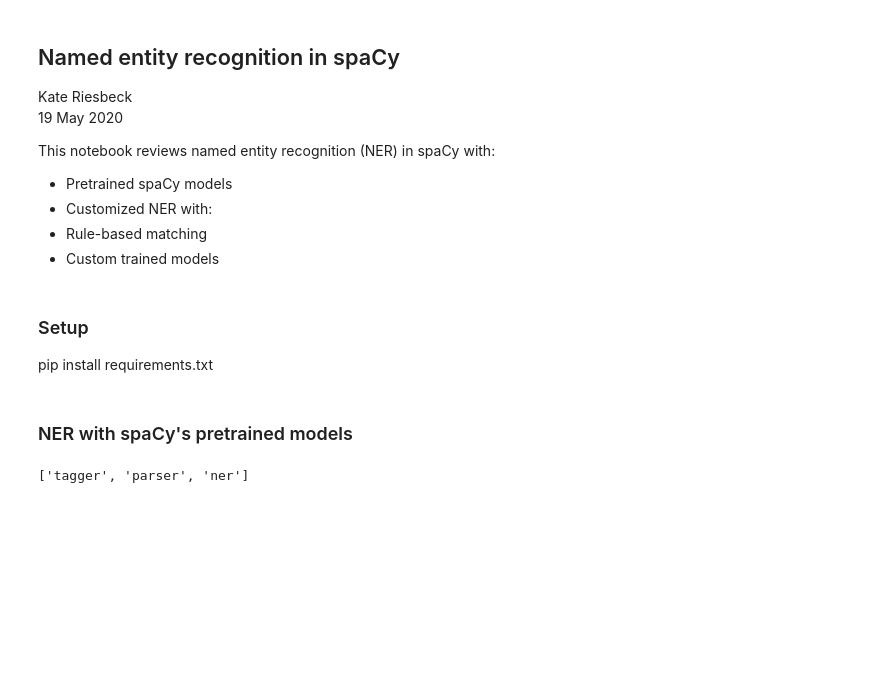
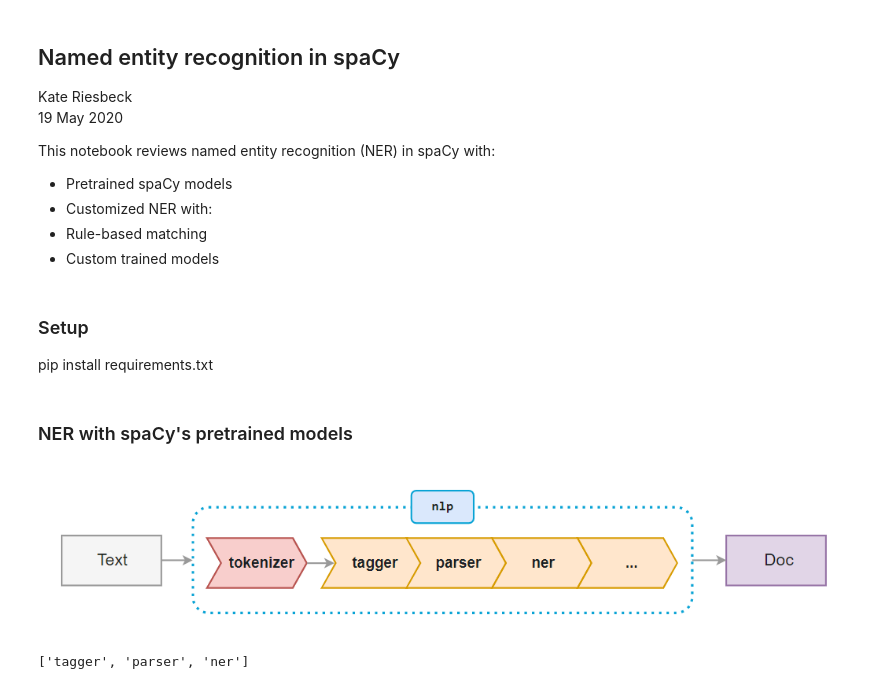
Before and after one commit to kriesbeck/spacy-ner, a Jupyter notebook: NER in spaCy.ipynb, the cells around one changed output. Drawn from its saved outputs; the diff is of its cells as text; code cells hidden in the pictures; blank space fills up the shorter version.

```diff
--- a/NER in spaCy.ipynb
+++ b/NER in spaCy.ipynb
@@ -22,6 +23,10 @@ from spacy import displacy
 # load a pretrained spaCy model
 
 nlp = spacy.load('en_core_web_sm')
+# %%
+Image(filename = 'images/pipeline.png', width=1000, height=1000)
+# %% [output]
+[figure, added]
 # %%
 # the pretrained model comes with a default processing pipeline
 # includes part-of-speech tagging, syntactic parsing, and NER
```
Also changed, not shown: parts of 37 cells of this notebook.
